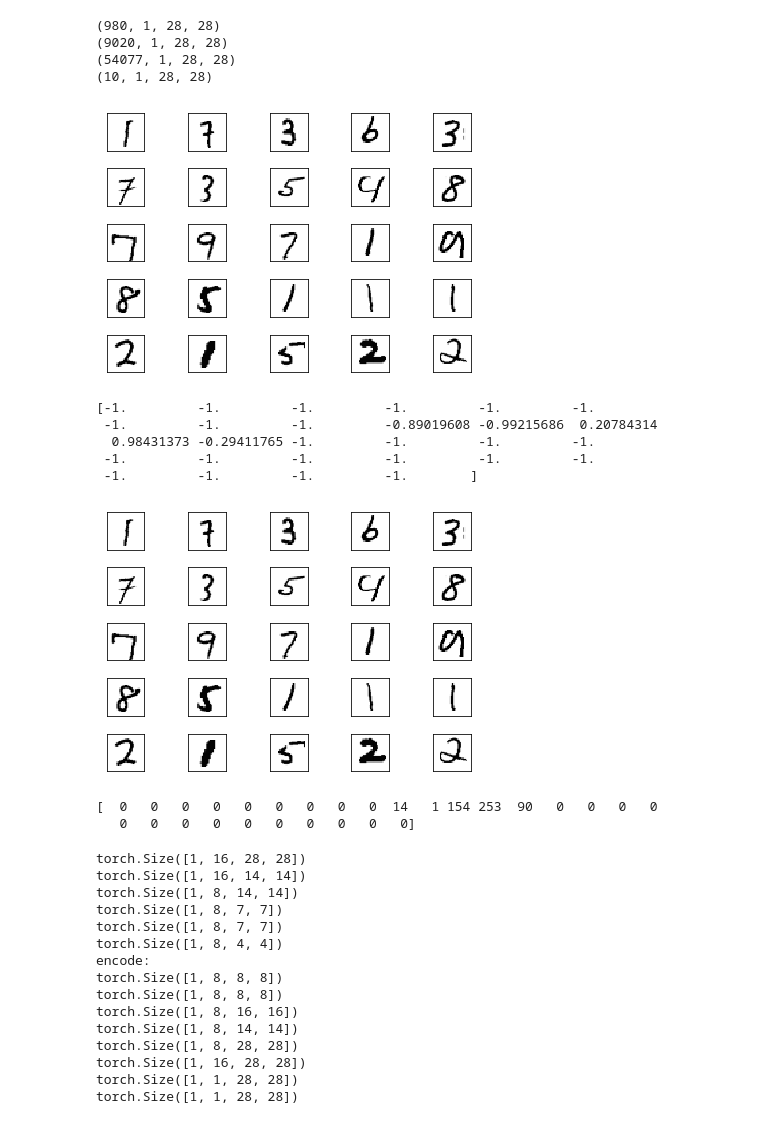
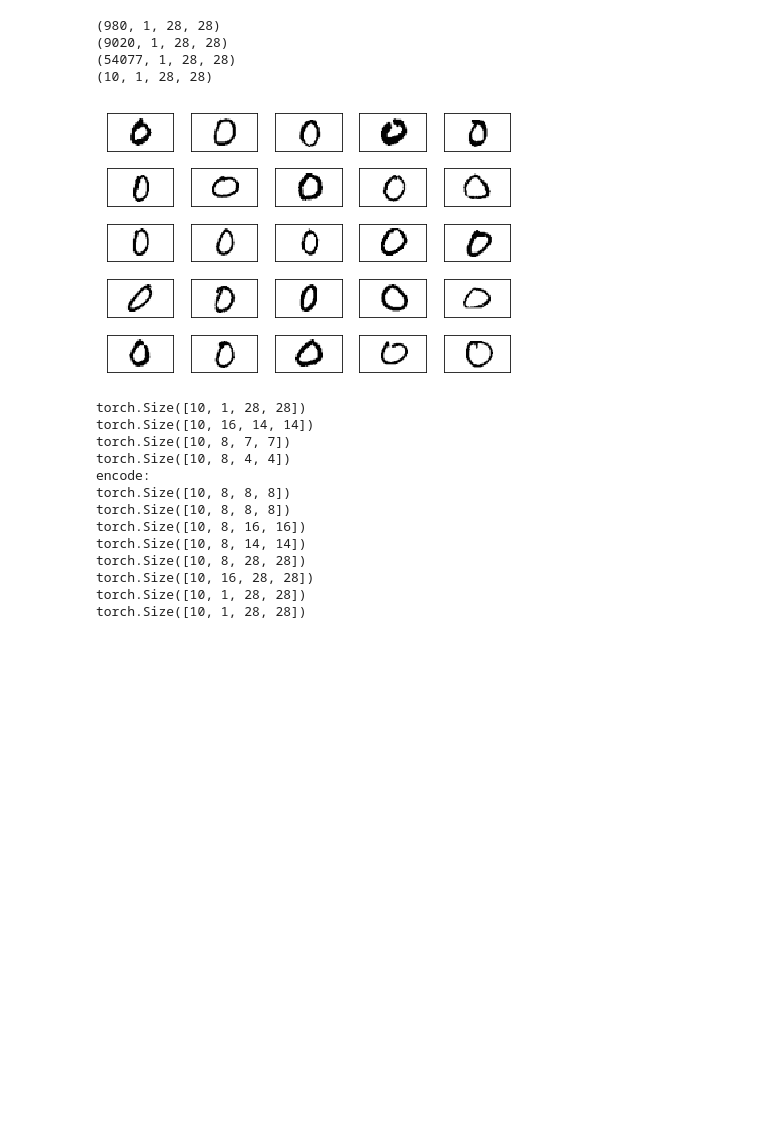
Before and after one commit to andrewhuman/mymnisttest, a Jupyter notebook: pytorch_autoendcoder.ipynb, the cells around one changed output. Saved outputs shown, nothing was run; the diff lists cells and outputs as text; code cells hidden in the pictures; blank space fills up the shorter version.

Commit message:
add variable_autoencoder

```diff
--- a/pytorch_autoendcoder.ipynb
+++ b/pytorch_autoendcoder.ipynb
@@ -62,7 +75,7 @@ def imgs_show(imgs,row,col):
     plt.show()
 # %%
 def normal_minist(img):
-    return ((img / 255) -0.5) *2
+    return ((img / 255.0) -0.5)*2
 # %%
 def expend_HWC(img):
     return np.expand_dims(img,axis=3)
@@ -114,21 +127,13 @@ print(train_positive.shape)
 shuf_index = np.random.permutation(len(train_nagivate))
 # %%
 # print(train_positive[0][0])
-imgs_show(np.squeeze (train_nagivate[50000:50025]),5,5)
-print(train_nagivate[0][0][10])
+imgs_show(np.squeeze (test_postitive[:25]),5,5)
+# print(train_nagivate[0])
 
-imgs_show(X_train[y_train != eval_index][50000:50025],5,5)
-print(X_train[y_train != eval_index][0][10])
+# imgs_show(X_train[y_train != eval_index][50000:50025],5,5)
+# print(X_train[y_train != eval_index][0])
 # %% [output]
-[figure, old version]
+[figure, new version]
-[-1.         -1.         -1.         -1.         -1.         -1.
- -1.         -1.         -1.         -0.89019608 -0.99215686  0.20784314
-  0.98431373 -0.29411765 -1.         -1.         -1.         -1.
- -1.         -1.         -1.         -1.         -1.         -1.
- -1.         -1.         -1.         -1.        ]
-[figure, removed]
-[  0   0   0   0   0   0   0   0   0  14   1 154 253  90   0   0   0   0
-   0   0   0   0   0   0   0   0   0   0]
 # %%
 def num_flat_features(x):
     size = x.size()[1:]
@@ -205,16 +252,17 @@ class AutoCodeNet(nn.Module):
 # %%
 net_auto = AutoCodeNet()
 # print(net_auto)
-inp1 = Variable(torch.randn((1,1,28,28)))
+inp1 = Variable(torch.randn((10,1,28,28)))
 
 out1 = net_auto(inp1)
+print(out1.size())
 
 print(net_auto.features['relu1'].size())
-print(net_auto.features['pool1'].size())
+# print(net_auto.features['pool1'].size())
 print(net_auto.features['relu2'].size())
-print(net_auto.features['pool2'].size())
+# print(net_auto.features['pool2'].size())
 print(net_auto.features['relu3'].size())
-print(net_auto.features['pool3'].size())
+# print(net_auto.features['pool3'].size())
 
 print("encode:")
 print(net_auto.features['up1'].size())
@@ -226,18 +274,16 @@ print(net_auto.features['relu_d3'].size())
 print(net_auto.features['conv_d4'].size())
 print(net_auto.features['tanh'].size())
 # %% [output]
-torch.Size([1, 16, 28, 28])
-torch.Size([1, 16, 14, 14])
-torch.Size([1, 8, 14, 14])
-torch.Size([1, 8, 7, 7])
-torch.Size([1, 8, 7, 7])
-torch.Size([1, 8, 4, 4])
+torch.Size([10, 1, 28, 28])
+torch.Size([10, 16, 14, 14])
+torch.Size([10, 8, 7, 7])
+torch.Size([10, 8, 4, 4])
 encode:
-torch.Size([1, 8, 8, 8])
-torch.Size([1, 8, 8, 8])
-torch.Size([1, 8, 16, 16])
-torch.Size([1, 8, 14, 14])
-torch.Size([1, 8, 28, 28])
-torch.Size([1, 16, 28, 28])
-torch.Size([1, 1, 28, 28])
-torch.Size([1, 1, 28, 28])
+torch.Size([10, 8, 8, 8])
+torch.Size([10, 8, 8, 8])
+torch.Size([10, 8, 16, 16])
+torch.Size([10, 8, 14, 14])
+torch.Size([10, 8, 28, 28])
+torch.Size([10, 16, 28, 28])
+torch.Size([10, 1, 28, 28])
+torch.Size([10, 1, 28, 28])
```
Also changed, not shown: parts of 16 cells of this notebook, 8 other files.
